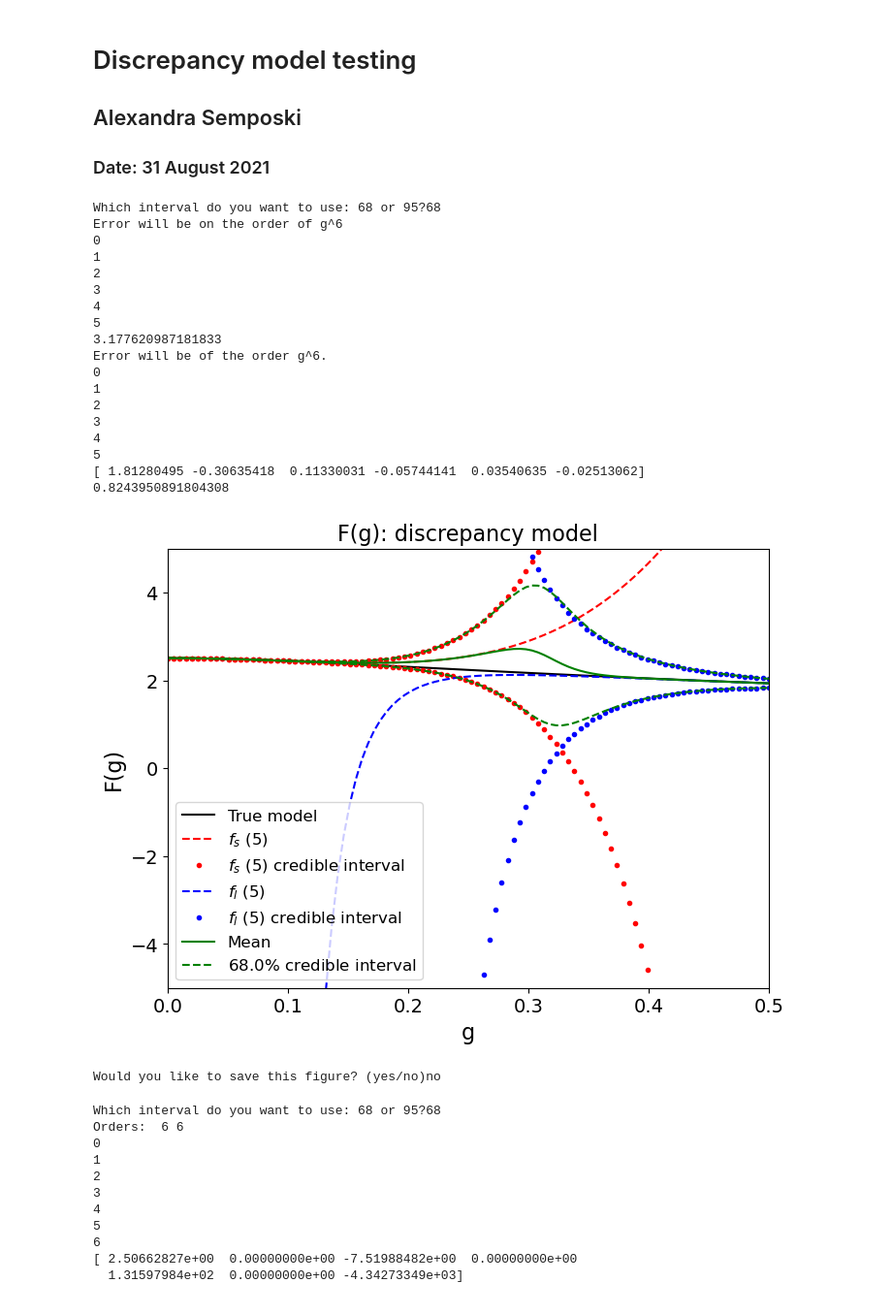
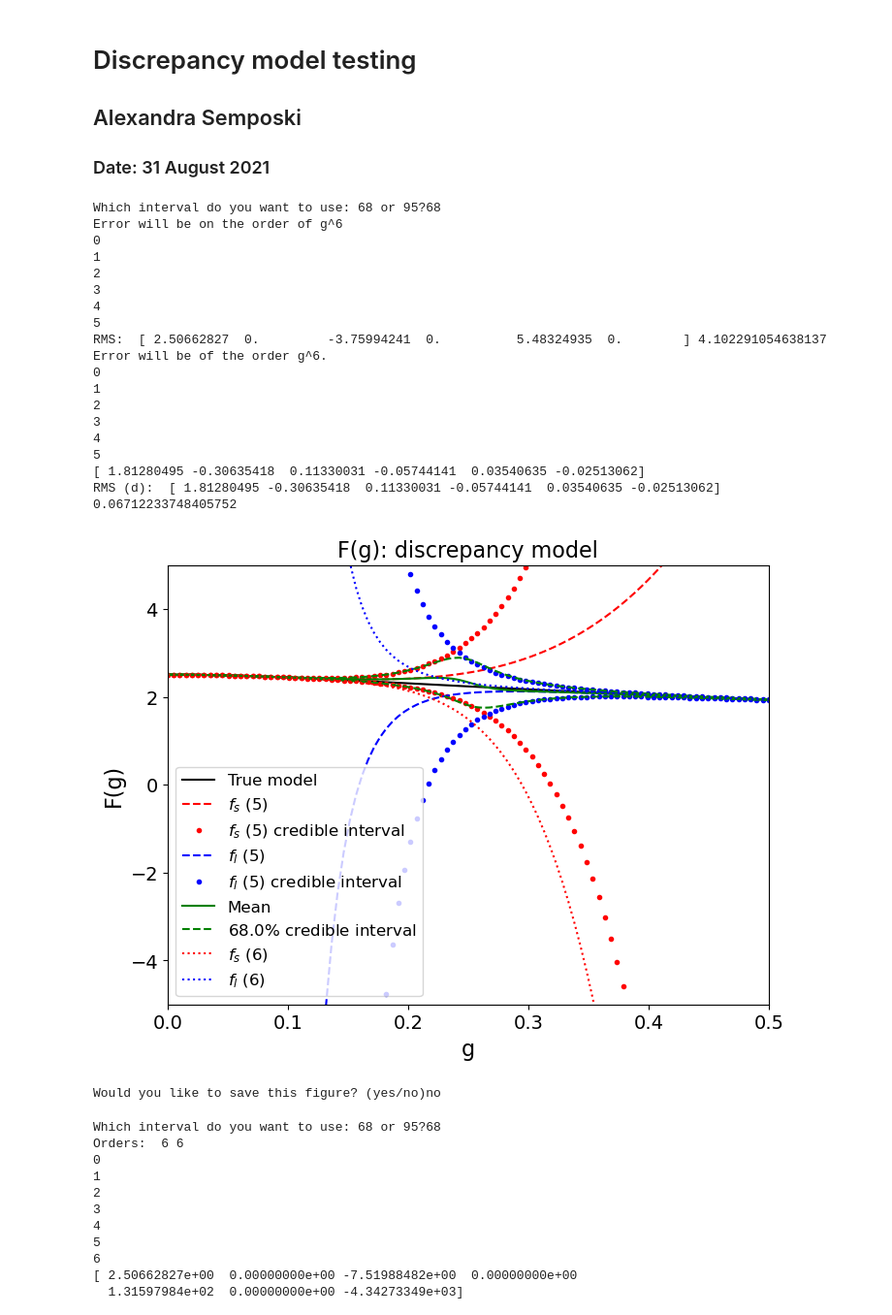
Before and after one commit to asemposki/SAMBA, a Jupyter notebook: Discrepancy_testing.ipynb, the cells around one changed output. Shown at 97% size. Saved outputs shown, nothing was run; the diff lists cells and outputs as text; code cells hidden in the pictures.

```diff
--- a/Discrepancy_testing.ipynb
+++ b/Discrepancy_testing.ipynb
@@ -29,27 +29,27 @@ g = np.linspace(1e-6, 0.5, 100)
 low = np.array([5])
 high = np.array([5])
 # %%
-dist = new.fdagger(g, np.array([5]), np.array([5]), plot_fdagger=True, next_order=False, validation=False)
+dist = new.fdagger(g, np.array([5]), np.array([5]), plot_fdagger=True, next_order=True, validation=False)
 # %% [output]
 Which interval do you want to use: 68 or 95?68
 Error will be on the order of g^6
 0
 1
 2
 3
 4
 5
-3.177620987181833
+RMS:  [ 2.50662827  0.         -3.75994241  0.          5.48324935  0.        ] 4.102291054638137
 Error will be of the order g^6.
 0
 1
 2
 3
 4
 5
 [ 1.81280495 -0.30635418  0.11330031 -0.05744141  0.03540635 -0.02513062]
-0.8243950891804308
+RMS (d):  [ 1.81280495 -0.30635418  0.11330031 -0.05744141  0.03540635 -0.02513062] 0.06712233748405752
-[figure, old version]
+[figure, new version]
 Would you like to save this figure? (yes/no)no
 # %%
 pdf = new.fdagger(g, np.array([5]), np.array([5]), plot_fdagger=True, next_order=True, validation=True)
```
Also changed, not shown: 1 other file.
